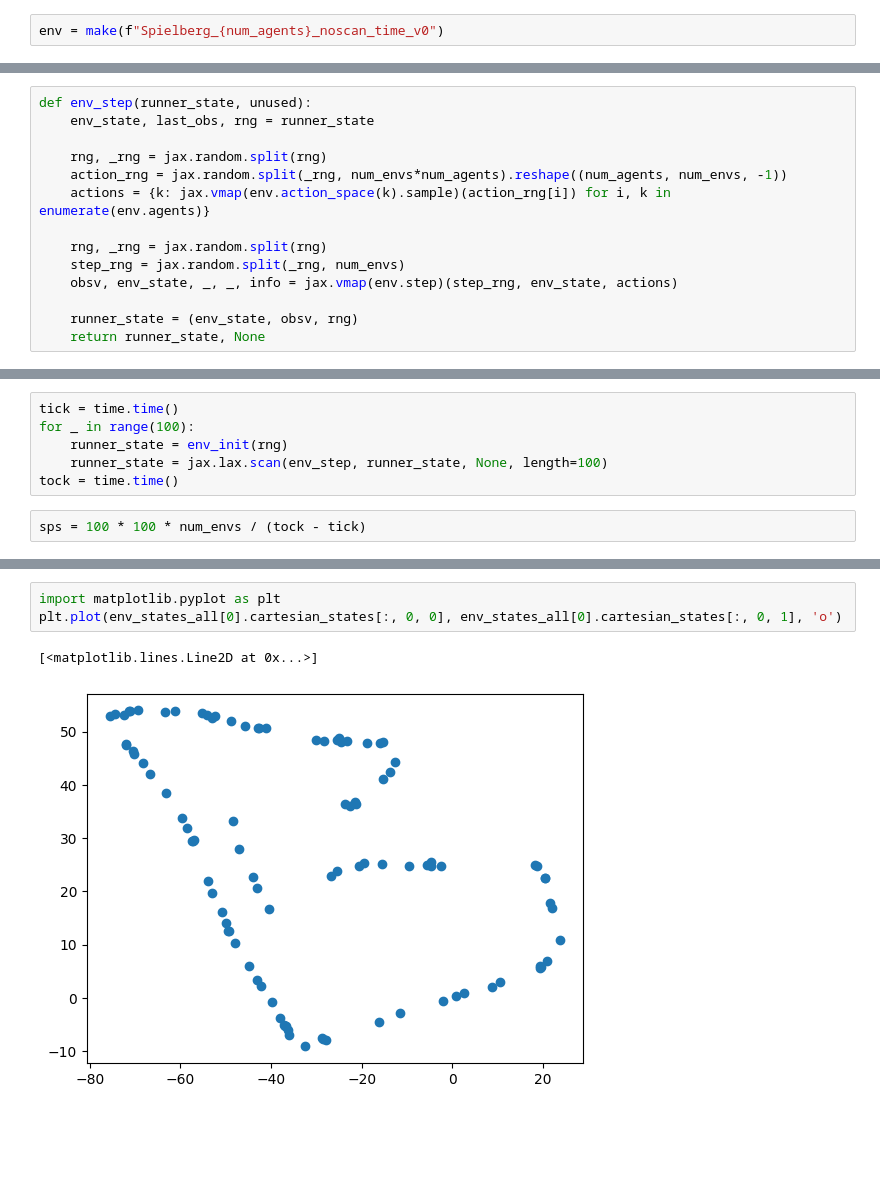
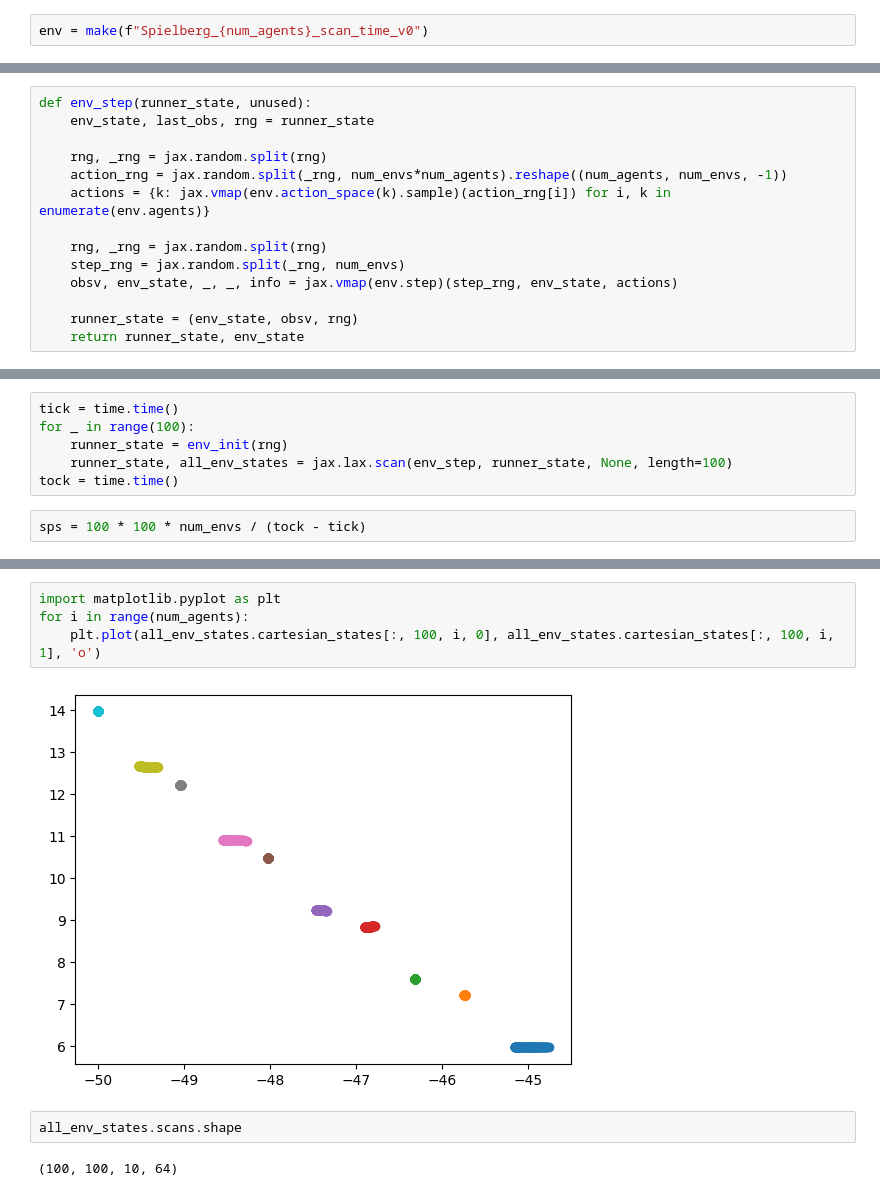
Before and after one commit to f1tenth/f1tenth_gym_jax, a Jupyter notebook: examples/benchmark_example.ipynb, the cells around one changed output, grey strips where cells are left out. Saved outputs shown, nothing was run; the diff lists cells and outputs as text; blank space fills up the shorter version.

```diff
--- a/examples/benchmark_example.ipynb
+++ b/examples/benchmark_example.ipynb
@@ -13,7 +13,7 @@ from f1tenth_gym_jax.envs.utils import Param
 num_agents = 10
 num_envs = 100
 # %%
-env = make(f"Spielberg_{num_agents}_noscan_time_v0")
+env = make(f"Spielberg_{num_agents}_scan_time_v0")
 # %%
 rng = jax.random.PRNGKey(0)
 rng, _rng = jax.random.split(rng)
@@ -50,14 +50,14 @@ def env_step(runner_state, unused):
     obsv, env_state, _, _, info = jax.vmap(env.step)(step_rng, env_state, actions)
 
     runner_state = (env_state, obsv, rng)
-    return runner_state, None
+    return runner_state, env_state
 # %%
 import time
 # %%
 tick = time.time()
 for _ in range(100):
     runner_state = env_init(rng)
-    runner_state = jax.lax.scan(env_step, runner_state, None, length=100)
+    runner_state, all_env_states = jax.lax.scan(env_step, runner_state, None, length=100)
 tock = time.time()
 # %%
 sps = 100 * 100 * num_envs / (tock - tick)
@@ -94,6 +92,10 @@ Array([[-4.47607460e+01,  5.96546221e+00,  4.16736491e-03,
 # %%
 import matplotlib.pyplot as plt
-plt.plot(env_states_all[0].cartesian_states[:, 0, 0], env_states_all[0].cartesian_states[:, 0, 1], 'o')
+for i in range(num_agents):
+    plt.plot(all_env_states.cartesian_states[:, 100, i, 0], all_env_states.cartesian_states[:, 100, i, 1], 'o')
 # %% [output]
-[<matplotlib.lines.Line2D at 0x...>]
-[figure, old version]
+[figure, new version]
+# %%
+all_env_states.scans.shape
+# %% [output]
+(100, 100, 10, 64)
```
Also changed, not shown: parts of 9 cells of this notebook, 2 other files.
